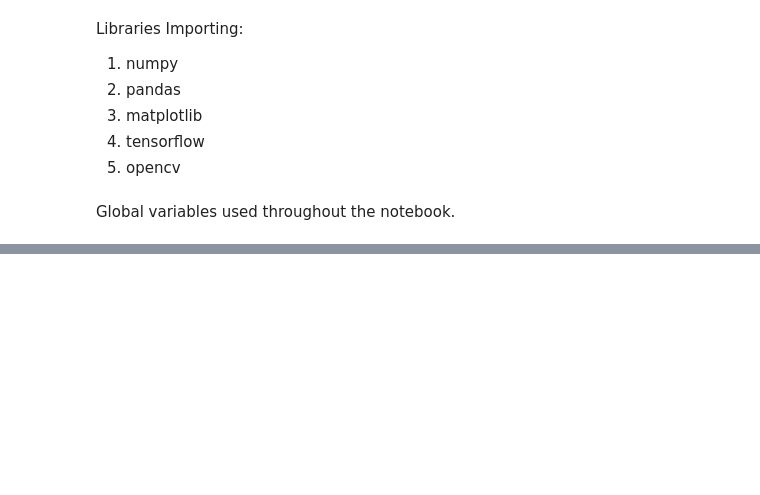
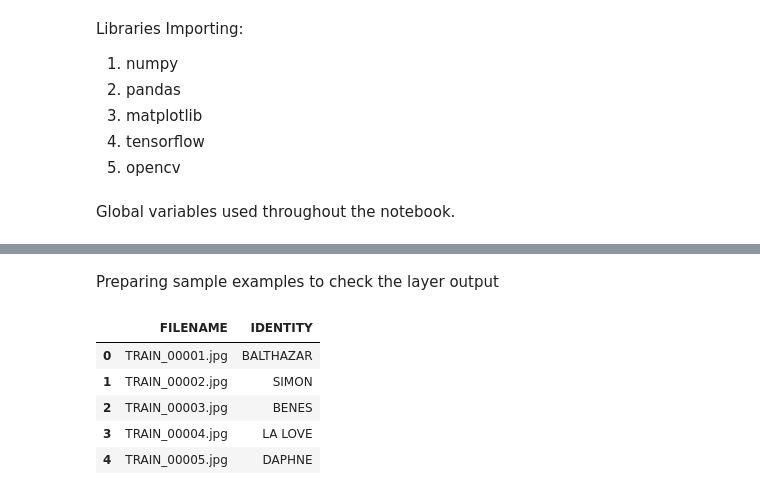
Before and after one commit to Arup3201/OCR-Tensorflow-from-Scratch, a Jupyter notebook: experiments/OCR-Tensorflow.ipynb, the cells around one changed output, grey strips where cells are left out. Saved outputs shown, nothing was run; the diff lists cells and outputs as text; code cells hidden in the pictures; blank space fills up the shorter version.

```diff
--- a/experiments/OCR-Tensorflow.ipynb
+++ b/experiments/OCR-Tensorflow.ipynb
@@ -48,0 +25,13 @@ Merge `data` & `data2` folders and move them to `DATASET_FOLDER`.
+# %%
+KAGGLE_DATASET_FOLDER = "/kaggle/input/handwriting-recognition"
+MODEL_DATASET_DIR = "/kaggle/working/dataset"
+TRAINING_DIR = "train"
+TRAINING_CSV = "train.csv"
+VALIDATION_DIR = "validation"
+VALIDATION_CSV = "validation.csv"
+TEST_DIR = "test"
+TEST_CSV = "test.csv"
+SAMPLE_PERCENTAGE = 0.05 # 50% of the overall data, To save overall run time
+IMAGE_HEIGHT = 32
+INPUT_NAME="FILENAME"
+TARGET_NAME="IDENTITY"
@@ -107,0 +116,27 @@ for file in all_test_files:
+# %%
+# Copy training images from kaggle dataset to working dataset
+train_csv_file_path = os.path.join(MODEL_DATASET_DIR, TRAINING_CSV)
+src_training_images_dir = os.path.join(KAGGLE_DATASET_FOLDER, "train_v2/train")
+dest_training_images_dir = os.path.join(MODEL_DATASET_DIR, TRAINING_DIR)
+copy_from_to(train_csv_file_path,
+             src_training_images_dir,
+             dest_training_images_dir,
+             sample_n_rows=sample_train_size)
+
+# Copy validation images from kaggle dataset to working dataset
+validation_csv_file_path = os.path.join(MODEL_DATASET_DIR, VALIDATION_CSV)
+src_validation_images_dir = os.path.join(KAGGLE_DATASET_FOLDER, "validation_v2/validation")
+dest_validation_images_dir = os.path.join(MODEL_DATASET_DIR, VALIDATION_DIR)
+copy_from_to(validation_csv_file_path,
+                            src_validation_images_dir,
+                            dest_validation_images_dir,
+                            sample_n_rows=sample_validation_size)
+
+# Copy test images from kaggle dataset to working dataset
+test_csv_file_path = os.path.join(MODEL_DATASET_DIR, TEST_CSV)
+src_test_images_dir = os.path.join(KAGGLE_DATASET_FOLDER, "test_v2/test")
+dest_test_images_dir = os.path.join(MODEL_DATASET_DIR, TEST_DIR)
+copy_from_to(test_csv_file_path,
+             src_test_images_dir,
+             dest_test_images_dir,
+             sample_n_rows=sample_test_size)
@@ -107,0 +219,12 @@ for file in all_test_files:
+# %% [markdown]
+Preparing sample examples to check the layer output
+# %%
+train_df = pd.read_csv(train_csv_file_path)
+train_df.head()
+# %% [output]
+|  | FILENAME | IDENTITY |
+| 0 | TRAIN_00001.jpg | BALTHAZAR |
+| 1 | TRAIN_00002.jpg | SIMON |
+| 2 | TRAIN_00003.jpg | BENES |
+| 3 | TRAIN_00004.jpg | LA LOVE |
+| 4 | TRAIN_00005.jpg | DAPHNE |
```
Also changed, not shown: parts of 29 cells of this notebook.
